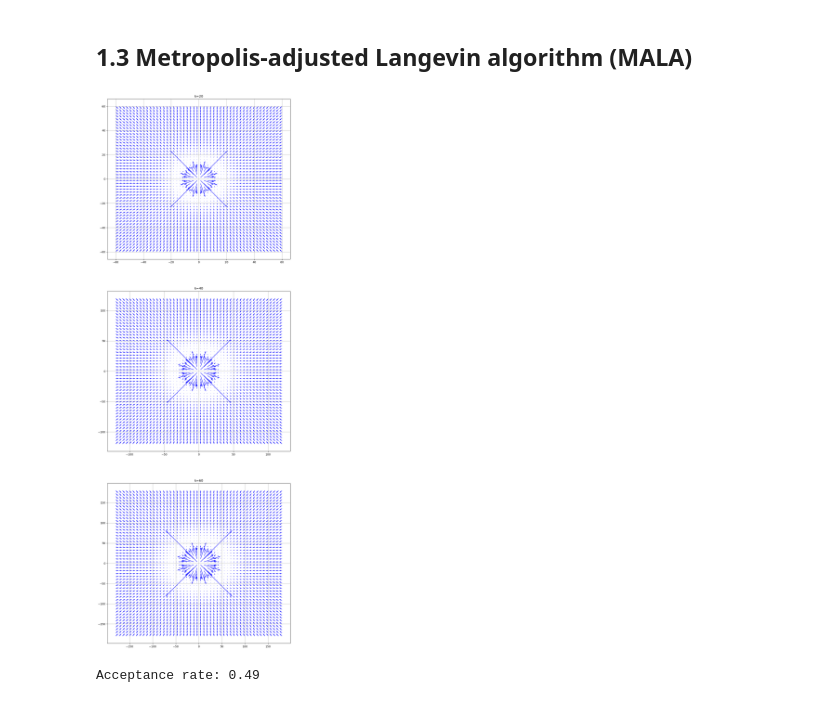
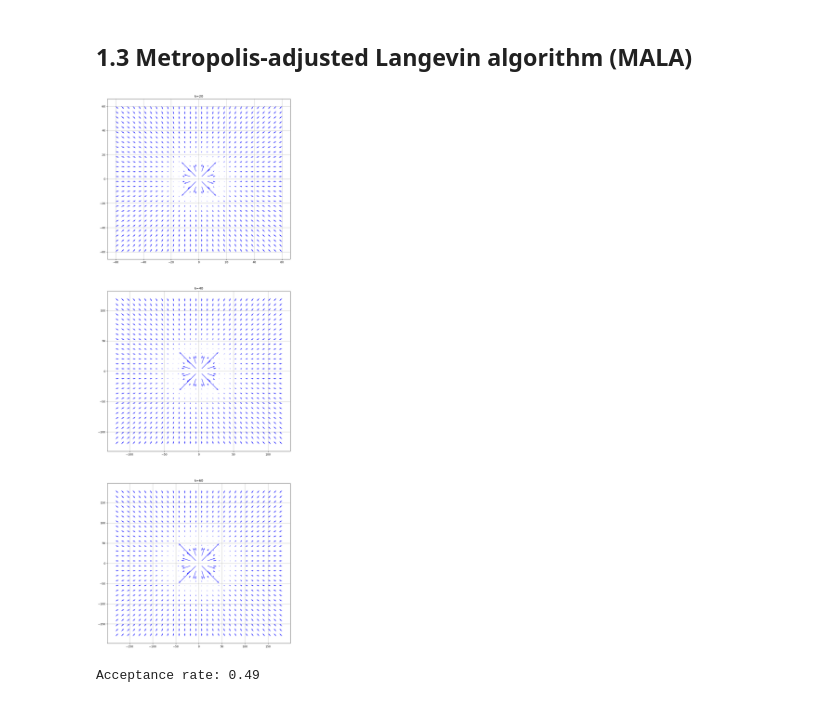
Before and after one commit to sallsdagrate/stochastic_sim_cw2, a Jupyter notebook: Stochastic Sim CW2.ipynb, the cells around one changed output. Saved outputs shown, nothing was run; the diff lists cells and outputs as text; code cells hidden in the pictures.

```diff
--- a/Stochastic Sim CW2.ipynb
+++ b/Stochastic Sim CW2.ipynb
@@ -164,22 +164,24 @@ def gradient_log_target(x, y, k, epsilon=10e-9):
     return grad(x), grad(y)
 # %%
 fig, ax = plt.subplots(ncols=1, nrows=3, figsize=(12, 36))
-precision = 50
+precision = 30
+ks = [20, 40, 60]
+
 for i, k in enumerate(ks):
     ax[i].set_title(f"k={k}")
 
     x = np.linspace(-3*k, 3*k, precision)
     y = np.linspace(-3*k, 3*k, precision)
     x_mesh, y_mesh = np.meshgrid(x, y)
 
     gx, gy = gradient_log_target(x_mesh, y_mesh, k)
 
     ax[i].quiver(x_mesh, y_mesh, gx, gy, scale=20, color='blue', alpha=0.8)
     ax[i].grid(True)
 
 plt.show()
 # %% [output]
-[figure, old version]
+[figure, new version]
 # %%
 def target_distribution_vector(v: np.array, k: int, epsilon: float = 10e-9) -> float:
     return max(np.sum(v ** 2)**(k/4 - 1) * np.exp(-(np.sqrt(np.sum(v ** 2))) / 2), epsilon)
```
Also changed, not shown: parts of 23 cells of this notebook, 3 other files.
